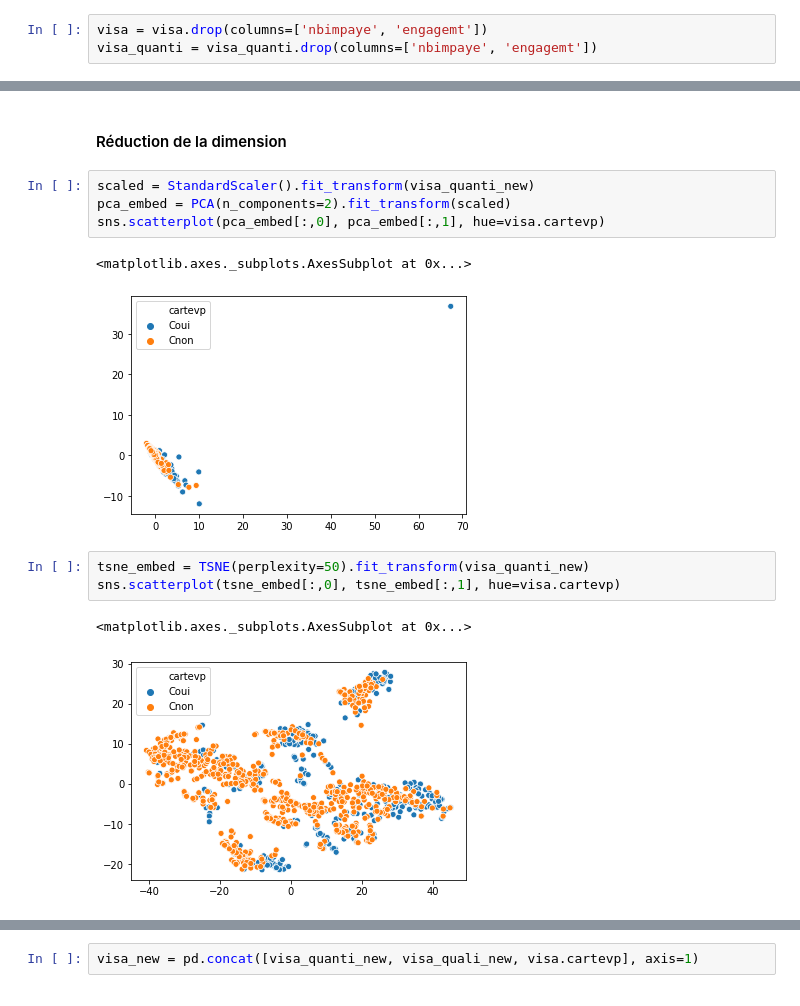
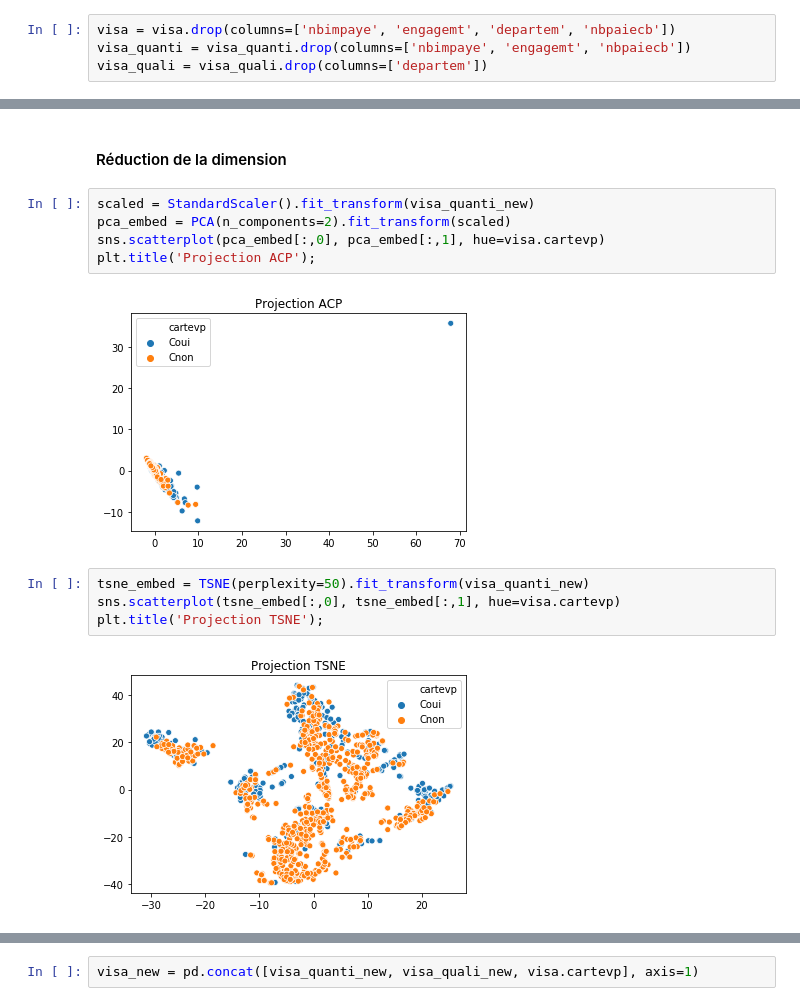
Before and after one commit to mahdiou-diallo/Projet_AppSup, a Jupyter notebook: src/visa.ipynb, the cells around one changed output, grey strips where cells are left out. Saved outputs shown, nothing was run; the diff lists cells and outputs as text.

```diff
--- a/src/visa.ipynb
+++ b/src/visa.ipynb
@@ -263,6 +265,7 @@ Name: nbimpaye, dtype: int64
 # %%
-visa = visa.drop(columns=['nbimpaye', 'engagemt'])
-visa_quanti = visa_quanti.drop(columns=['nbimpaye', 'engagemt'])
+visa = visa.drop(columns=['nbimpaye', 'engagemt', 'departem', 'nbpaiecb'])
+visa_quanti = visa_quanti.drop(columns=['nbimpaye', 'engagemt', 'nbpaiecb'])
+visa_quali = visa_quali.drop(columns=['departem'])
 # %% [markdown]
 ### Remplacement des valeurs manquantes:
 Pour les variables numériques, nous utilisons la moyenne.
@@ -327,16 +328,16 @@ corplot(visa_quanti_new)
 # %%
 scaled = StandardScaler().fit_transform(visa_quanti_new)
 pca_embed = PCA(n_components=2).fit_transform(scaled)
 sns.scatterplot(pca_embed[:,0], pca_embed[:,1], hue=visa.cartevp)
+plt.title('Projection ACP');
 # %% [output]
-<matplotlib.axes._subplots.AxesSubplot at 0x...>
-[figure, old version]
+[figure, new version]
 # %%
 tsne_embed = TSNE(perplexity=50).fit_transform(visa_quanti_new)
 sns.scatterplot(tsne_embed[:,0], tsne_embed[:,1], hue=visa.cartevp)
+plt.title('Projection TSNE');
 # %% [output]
-<matplotlib.axes._subplots.AxesSubplot at 0x...>
-[figure, old version]
+[figure, new version]
 # %%
 umap_embed = UMAP().fit_transform(visa_quanti_new)
 sns.scatterplot(umap_embed[:,0], umap_embed[:,1], hue=visa.cartevp)
```
Also changed, not shown: parts of 48 cells of this notebook, 2 other files.
